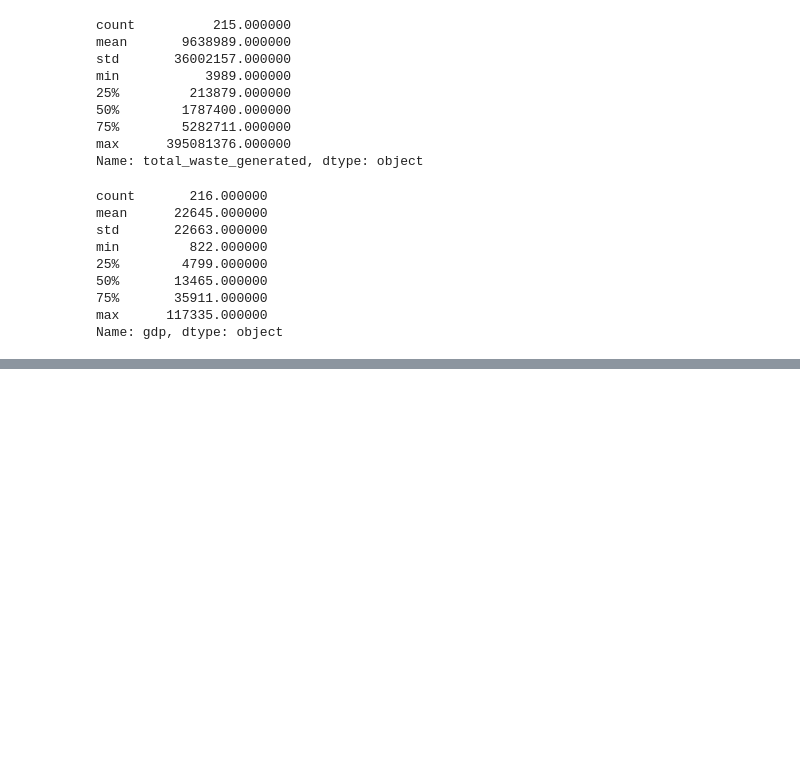
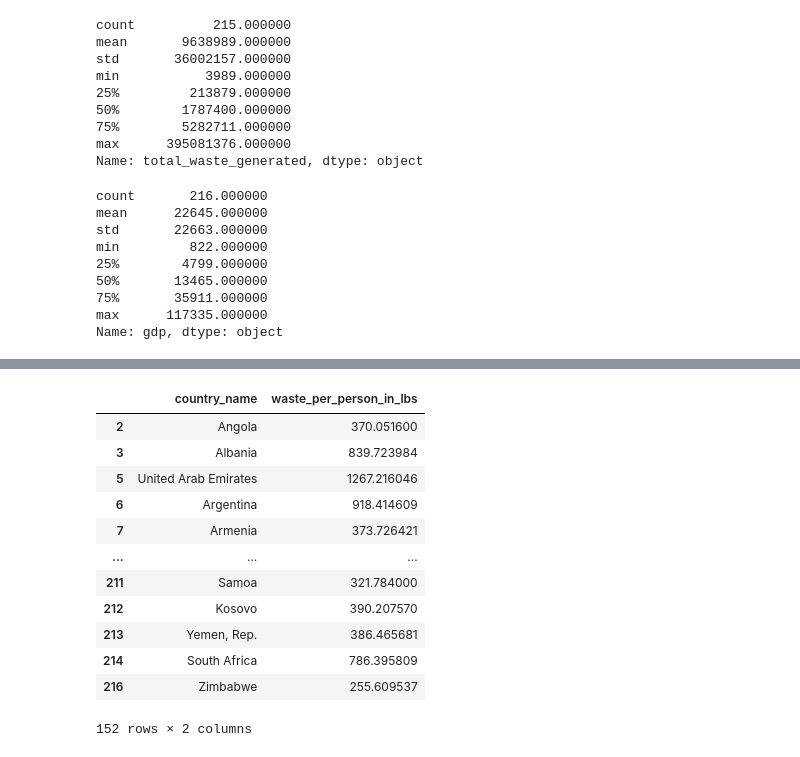
Before and after one commit to waquarkw/WasteManagement, a Jupyter notebook: data/explore.ipynb, the cells around one changed output, grey strips where cells are left out. Saved outputs shown, nothing was run; the diff lists cells and outputs as text; code cells hidden in the pictures; blank space fills up the shorter version.

```diff
--- a/data/explore.ipynb
+++ b/data/explore.ipynb
@@ -265,0 +421,17 @@ Name: gdp, dtype: object
+# %%
+world_df["waste_per_person_in_lbs"] = (world_df['total_waste_generated']/world_df['population_number_of_people'])*2204
+world_df[["country_name","waste_per_person_in_lbs"]]
+# %% [output]
+|  | country_name | waste_per_person_in_lbs |
+| 2 | Angola | 370.051600 |
+| 3 | Albania | 839.723984 |
+| 5 | United Arab Emirates | 1267.216046 |
+| 6 | Argentina | 918.414609 |
+| 7 | Armenia | 373.726421 |
+| ... | ... | ... |
+| 211 | Samoa | 321.784000 |
+| 212 | Kosovo | 390.207570 |
+| 213 | Yemen, Rep. | 386.465681 |
+| 214 | South Africa | 786.395809 |
+| 216 | Zimbabwe | 255.609537 |
+152 rows × 2 columns
```
Also changed, not shown: parts of 25 cells of this notebook.
